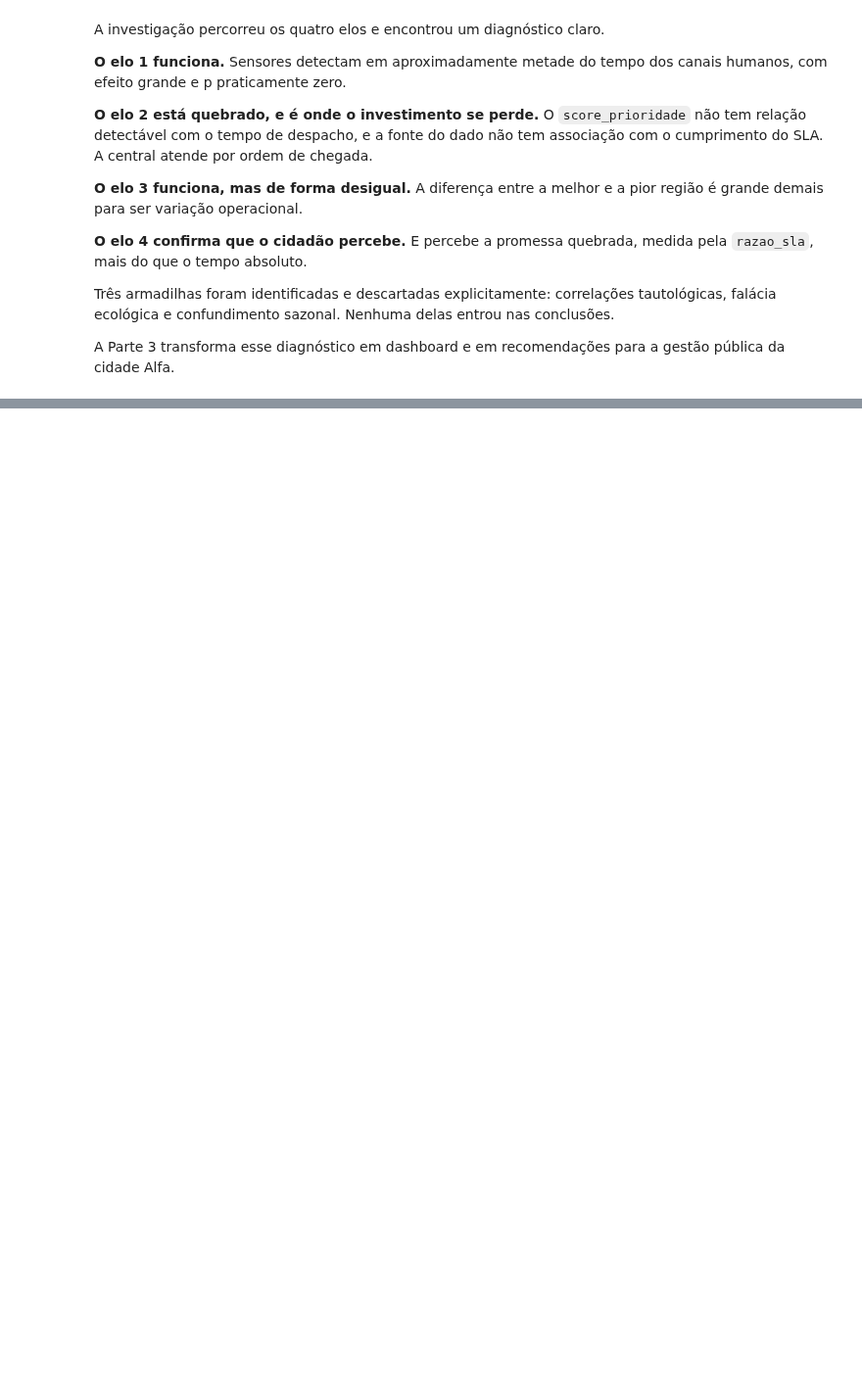
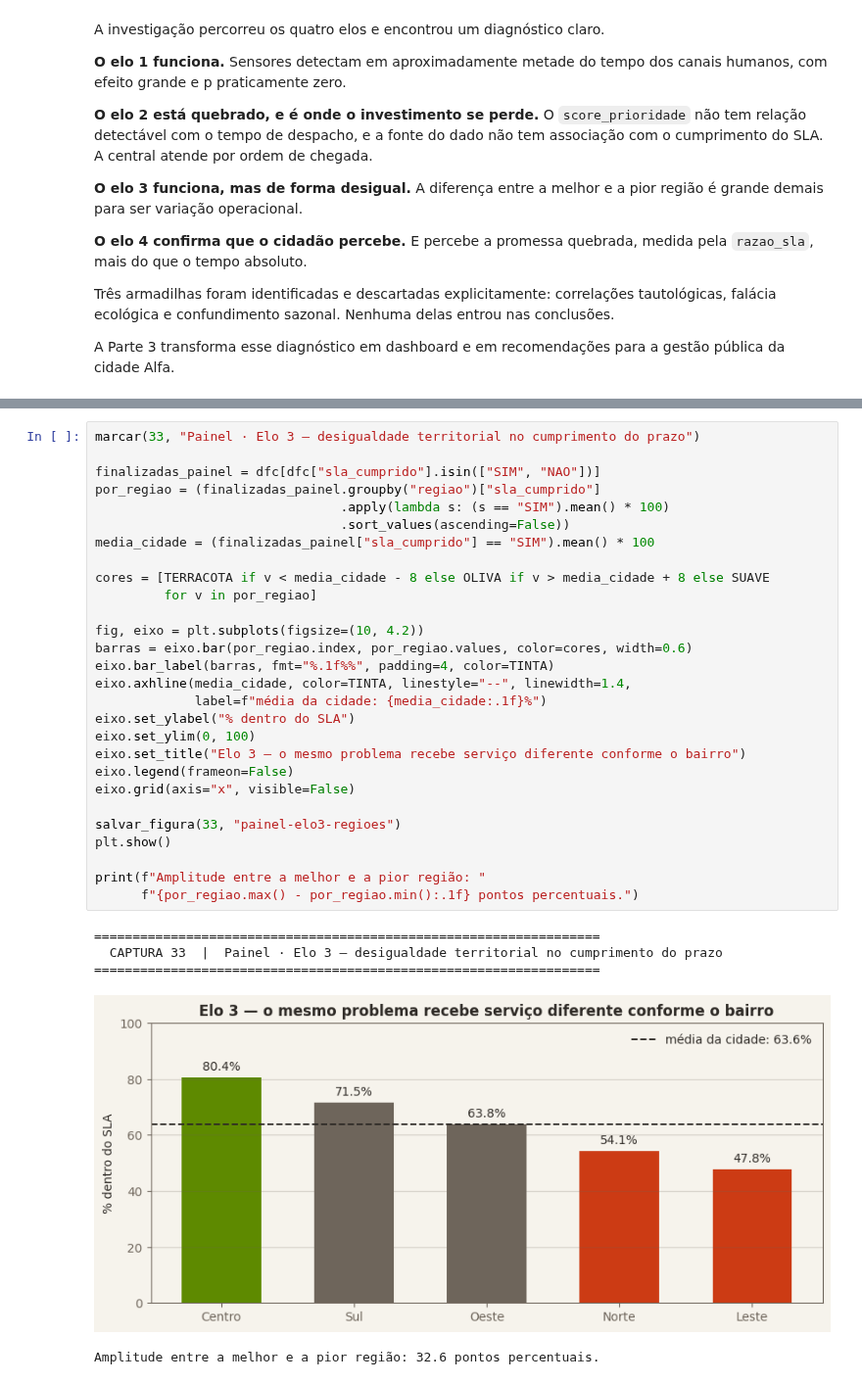
Before and after one commit to Ant4rez/UrbanIq, a Jupyter notebook: fase5-analitica/notebook/DataGuy_PBL_Fase_5.ipynb, the cells around one changed output, grey strips where cells are left out. Shown at 98% size. Drawn from its saved outputs; the diff is of its cells as text; blank space fills up the shorter version.

```diff
--- a/fase5-analitica/notebook/DataGuy_PBL_Fase_5.ipynb
+++ b/fase5-analitica/notebook/DataGuy_PBL_Fase_5.ipynb
@@ -1949,0 +3913,34 @@ pública da cidade Alfa.
+# %%
+marcar(33, "Painel · Elo 3 — desigualdade territorial no cumprimento do prazo")
+
+finalizadas_painel = dfc[dfc["sla_cumprido"].isin(["SIM", "NAO"])]
+por_regiao = (finalizadas_painel.groupby("regiao")["sla_cumprido"]
+                                .apply(lambda s: (s == "SIM").mean() * 100)
+                                .sort_values(ascending=False))
+media_cidade = (finalizadas_painel["sla_cumprido"] == "SIM").mean() * 100
+
+cores = [TERRACOTA if v < media_cidade - 8 else OLIVA if v > media_cidade + 8 else SUAVE
+         for v in por_regiao]
+
+fig, eixo = plt.subplots(figsize=(10, 4.2))
+barras = eixo.bar(por_regiao.index, por_regiao.values, color=cores, width=0.6)
+eixo.bar_label(barras, fmt="%.1f%%", padding=4, color=TINTA)
+eixo.axhline(media_cidade, color=TINTA, linestyle="--", linewidth=1.4,
+             label=f"média da cidade: {media_cidade:.1f}%")
+eixo.set_ylabel("% dentro do SLA")
+eixo.set_ylim(0, 100)
+eixo.set_title("Elo 3 — o mesmo problema recebe serviço diferente conforme o bairro")
+eixo.legend(frameon=False)
+eixo.grid(axis="x", visible=False)
+
+salvar_figura(33, "painel-elo3-regioes")
+plt.show()
+
+print(f"Amplitude entre a melhor e a pior região: "
+      f"{por_regiao.max() - por_regiao.min():.1f} pontos percentuais.")
+# %% [output]
+==================================================================
+  CAPTURA 33  |  Painel · Elo 3 — desigualdade territorial no cumprimento do prazo
+==================================================================
+[figure, added]
+Amplitude entre a melhor e a pior região: 32.6 pontos percentuais.
```
Also changed, not shown: parts of 84 cells of this notebook.
